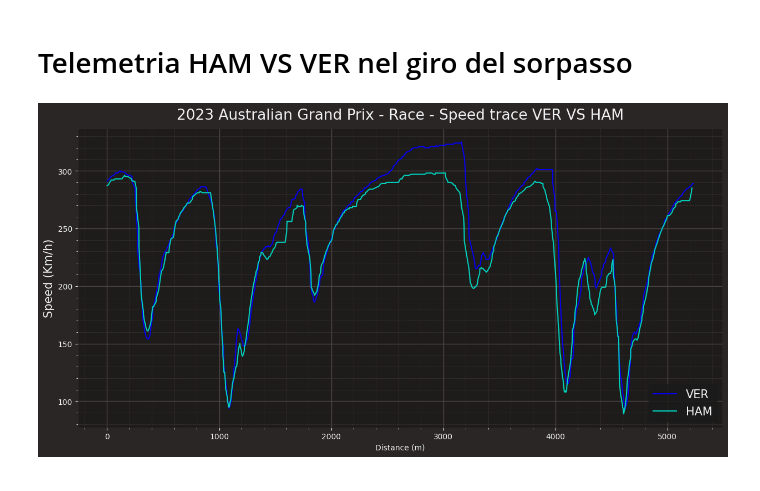
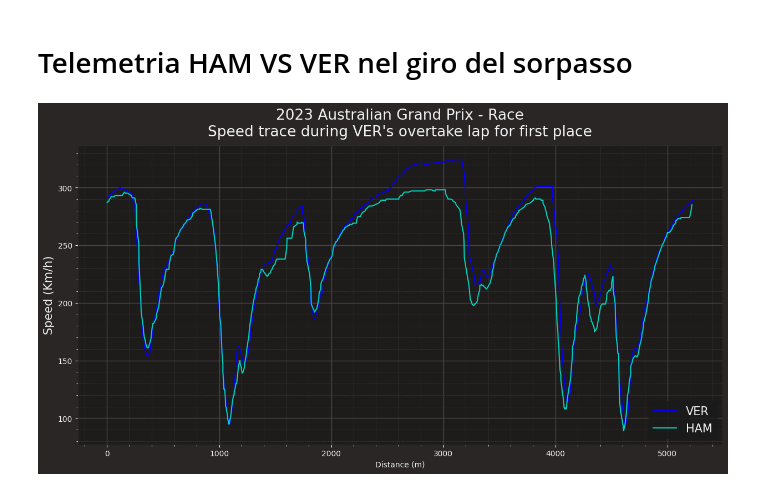
Before and after one commit to Rick8998/Australia2023F1, a Jupyter notebook: SessionAnalysis/telemetrYonOvertake.ipynb, the cells around one changed output. Saved outputs shown, nothing was run; the diff lists cells and outputs as text; code cells hidden in the pictures.

```diff
--- a/SessionAnalysis/telemetrYonOvertake.ipynb
+++ b/SessionAnalysis/telemetrYonOvertake.ipynb
@@ -22,32 +22,32 @@ fastest_driver_1 = laps_driver_1.loc[laps_driver_1['LapNumber']==12]
 fastest_driver_2 = laps_driver_2.loc[laps_driver_2['LapNumber']==12]
 
 telemetry_driver_1 = fastest_driver_1.get_telemetry().add_distance()
 telemetry_driver_2 = fastest_driver_2.get_telemetry().add_distance()
 
 team_driver_1 = fastest_driver_1['Team']
 team_driver_2 = fastest_driver_2['Team']
 
 delta_time12, ref_tel12, compare_tel12 = utils.delta_time(fastest_driver_1, fastest_driver_2)
 
 plot_size = [15, 7]
-plot_title = f"{race.event.year} {race.event.EventName} - {race.name} - Speed trace {driver_1} VS {driver_2}"
+plot_title = f"{race.event.year} {race.event.EventName} - {race.name}\nSpeed trace during {driver_1}'s overtake lap for first place"
 plot_ratios = [1]
 
 # Make plot a bit bigger
 plt.rcParams['figure.figsize'] = plot_size
 ff1.plotting.setup_mpl()
 # Create subplots with different sizes
 fig, ax = plt.subplots(1, gridspec_kw={'height_ratios': plot_ratios})
 
 # Set the plot title
 ax.title.set_text(plot_title)
 
 # Speed trace
 ax.plot(telemetry_driver_1['Distance'], telemetry_driver_1['Speed'], label=driver_1, color=ff1.plotting.team_color("Red Bull"))
 ax.plot(telemetry_driver_2['Distance'], telemetry_driver_2['Speed'], label=driver_2, color=ff1.plotting.team_color("Mercedes"))
 ax.set_ylabel("Speed (Km/h)")
 ax.legend(loc="lower right", prop={'size': 15})
 ax.set_xlabel("Distance (m)")
 ax.yaxis.label.set_size(15)
 # %% [output]
-[figure, old version]
+[figure, new version]
```
